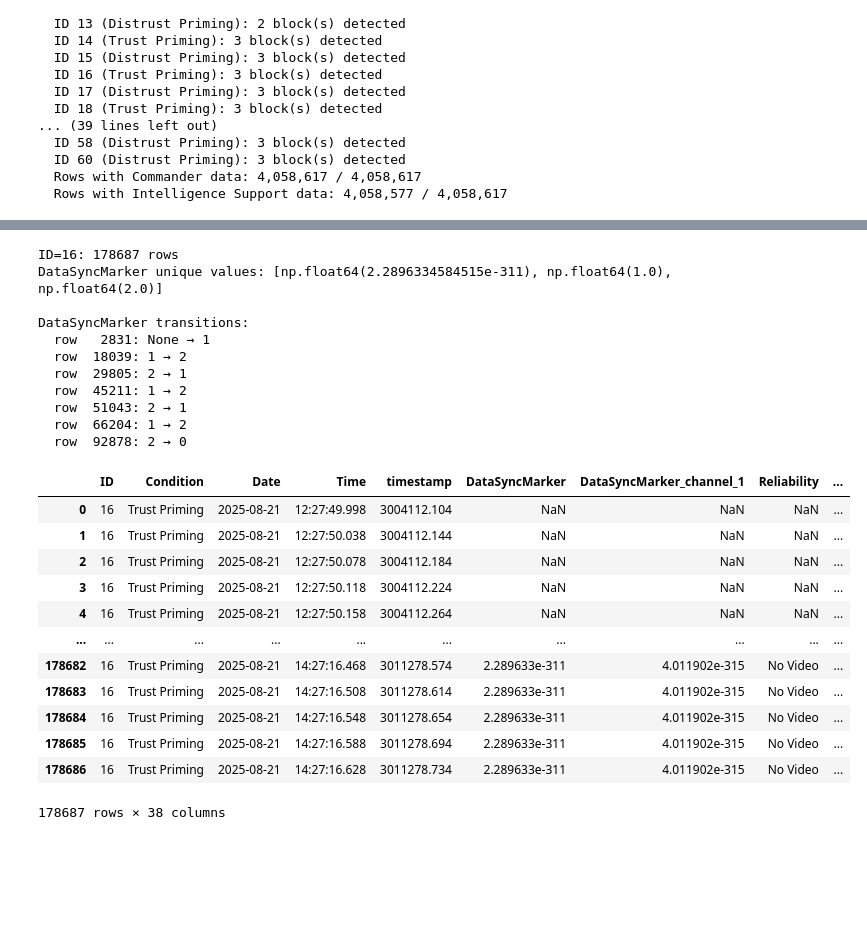
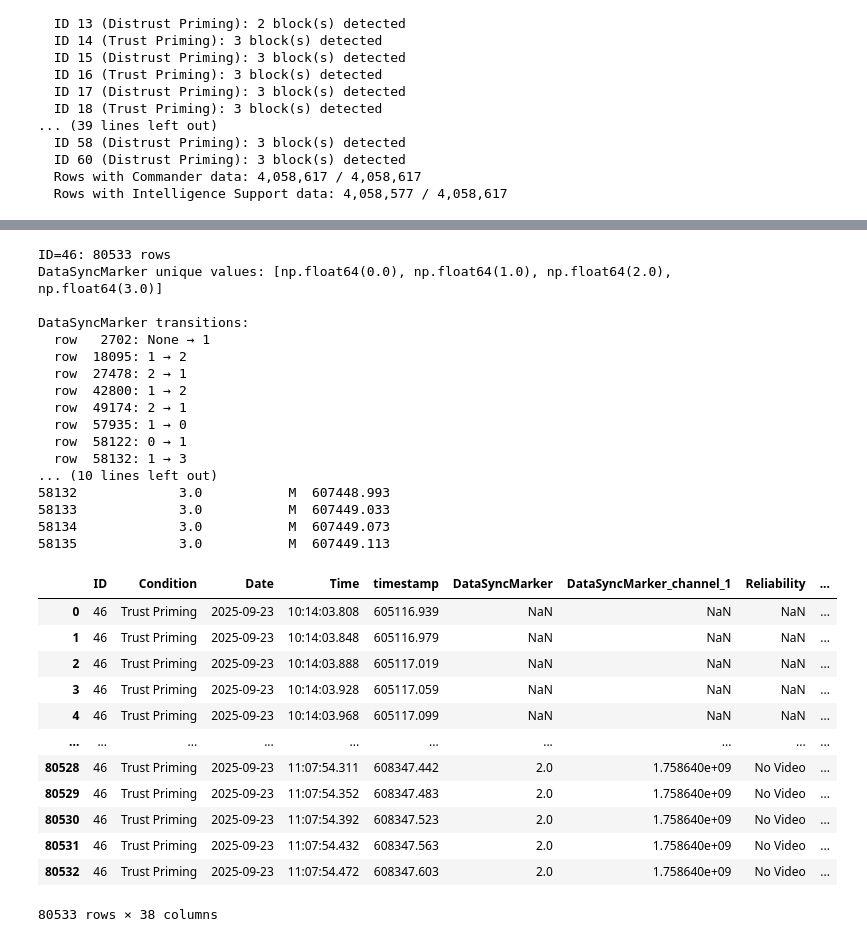
Before and after one commit to GT-HI-lab/GTRI_MHMUAV, a Jupyter notebook: XDF Analyzer.ipynb, the cells around one changed output, grey strips where cells are left out. Cells and saved outputs as stored; diff of their text form; code cells hidden in the pictures; blank space fills up the shorter version.

```diff
--- a/XDF Analyzer.ipynb
+++ b/XDF Analyzer.ipynb
@@ -919,52 +1069,58 @@ combined_df.to_csv(output_path, index=False)
 # %%
 # --- Inspect a single participant ---
-inspect_id = 15
+inspect_id = 46
 
 df_inspect = pd.read_csv(physio_output_path)
 df_inspect = df_inspect[df_inspect['ID'] == inspect_id].reset_index(drop=True)
 
 print(f"ID={inspect_id}: {len(df_inspect)} rows")
 print(f"DataSyncMarker unique values: {sorted(df_inspect['DataSyncMarker'].dropna().unique())}\n")
 
 # Show every state transition with row index
 print("DataSyncMarker transitions:")
 prev = None
 for i, val in df_inspect['DataSyncMarker'].items():
     val_int = int(float(val)) if pd.notna(val) else None
     if val_int != prev:
         print(f"  row {i:>6}: {prev} → {val_int}")
         prev = val_int
 
 # Show rows around each occurrence of value 3
 if 3 in df_inspect['DataSyncMarker'].values:
     rows_with_3 = df_inspect[df_inspect['DataSyncMarker'] == 3].index.tolist()
     print(f"\nValue=3 appears in {len(rows_with_3)} rows. Context around first occurrence:")
     first = rows_with_3[0]
     print(df_inspect.loc[max(0, first-3):first+3, ['DataSyncMarker', 'Reliability', 'timestamp']])
 
 df_inspect
 # %% [output]
-ID=16: 178687 rows
-DataSyncMarker unique values: [np.float64(2.2896334584515e-311), np.float64(1.0), np.float64(2.0)]
+ID=46: 80533 rows
+DataSyncMarker unique values: [np.float64(0.0), np.float64(1.0), np.float64(2.0), np.float64(3.0)]
 
 DataSyncMarker transitions:
-  row   2831: None → 1
-  row  18039: 1 → 2
-  row  29805: 2 → 1
-  row  45211: 1 → 2
-  row  51043: 2 → 1
-  row  66204: 1 → 2
-  row  92878: 2 → 0
+  row   2702: None → 1
+  row  18095: 1 → 2
+  row  27478: 2 → 1
+  row  42800: 1 → 2
+  row  49174: 2 → 1
+  row  57935: 1 → 0
+  row  58122: 0 → 1
+  row  58132: 1 → 3
+... (10 lines left out)
+58132             3.0           M  607448.993
+58133             3.0           M  607449.033
+58134             3.0           M  607449.073
+58135             3.0           M  607449.113
 |  | ID | Condition | Date | Time | timestamp | DataSyncMarker | DataSyncMarker_channel_1 | Reliability | ... |
-| 0 | 16 | Trust Priming | 2025-08-21 | 12:27:49.998 | 3004112.104 | NaN | NaN | NaN | ... |
-| 1 | 16 | Trust Priming | 2025-08-21 | 12:27:50.038 | 3004112.144 | NaN | NaN | NaN | ... |
-| 2 | 16 | Trust Priming | 2025-08-21 | 12:27:50.078 | 3004112.184 | NaN | NaN | NaN | ... |
-| 3 | 16 | Trust Priming | 2025-08-21 | 12:27:50.118 | 3004112.224 | NaN | NaN | NaN | ... |
-| 4 | 16 | Trust Priming | 2025-08-21 | 12:27:50.158 | 3004112.264 | NaN | NaN | NaN | ... |
+| 0 | 46 | Trust Priming | 2025-09-23 | 10:14:03.808 | 605116.939 | NaN | NaN | NaN | ... |
+| 1 | 46 | Trust Priming | 2025-09-23 | 10:14:03.848 | 605116.979 | NaN | NaN | NaN | ... |
+| 2 | 46 | Trust Priming | 2025-09-23 | 10:14:03.888 | 605117.019 | NaN | NaN | NaN | ... |
+| 3 | 46 | Trust Priming | 2025-09-23 | 10:14:03.928 | 605117.059 | NaN | NaN | NaN | ... |
+| 4 | 46 | Trust Priming | 2025-09-23 | 10:14:03.968 | 605117.099 | NaN | NaN | NaN | ... |
 | ... | ... | ... | ... | ... | ... | ... | ... | ... | ... |
-| 178682 | 16 | Trust Priming | 2025-08-21 | 14:27:16.468 | 3011278.574 | 2.289633e-311 | 4.011902e-315 | No Video | ... |
-| 178683 | 16 | Trust Priming | 2025-08-21 | 14:27:16.508 | 3011278.614 | 2.289633e-311 | 4.011902e-315 | No Video | ... |
-| 178684 | 16 | Trust Priming | 2025-08-21 | 14:27:16.548 | 3011278.654 | 2.289633e-311 | 4.011902e-315 | No Video | ... |
-| 178685 | 16 | Trust Priming | 2025-08-21 | 14:27:16.588 | 3011278.694 | 2.289633e-311 | 4.011902e-315 | No Video | ... |
-| 178686 | 16 | Trust Priming | 2025-08-21 | 14:27:16.628 | 3011278.734 | 2.289633e-311 | 4.011902e-315 | No Video | ... |
+| 80528 | 46 | Trust Priming | 2025-09-23 | 11:07:54.311 | 608347.442 | 2.0 | 1.758640e+09 | No Video | ... |
+| 80529 | 46 | Trust Priming | 2025-09-23 | 11:07:54.352 | 608347.483 | 2.0 | 1.758640e+09 | No Video | ... |
+| 80530 | 46 | Trust Priming | 2025-09-23 | 11:07:54.392 | 608347.523 | 2.0 | 1.758640e+09 | No Video | ... |
+| 80531 | 46 | Trust Priming | 2025-09-23 | 11:07:54.432 | 608347.563 | 2.0 | 1.758640e+09 | No Video | ... |
+| 80532 | 46 | Trust Priming | 2025-09-23 | 11:07:54.472 | 608347.603 | 2.0 | 1.758640e+09 | No Video | ... |
-178687 rows × 38 columns
+80533 rows × 38 columns
```
Also changed, not shown: parts of 19 cells of this notebook.
